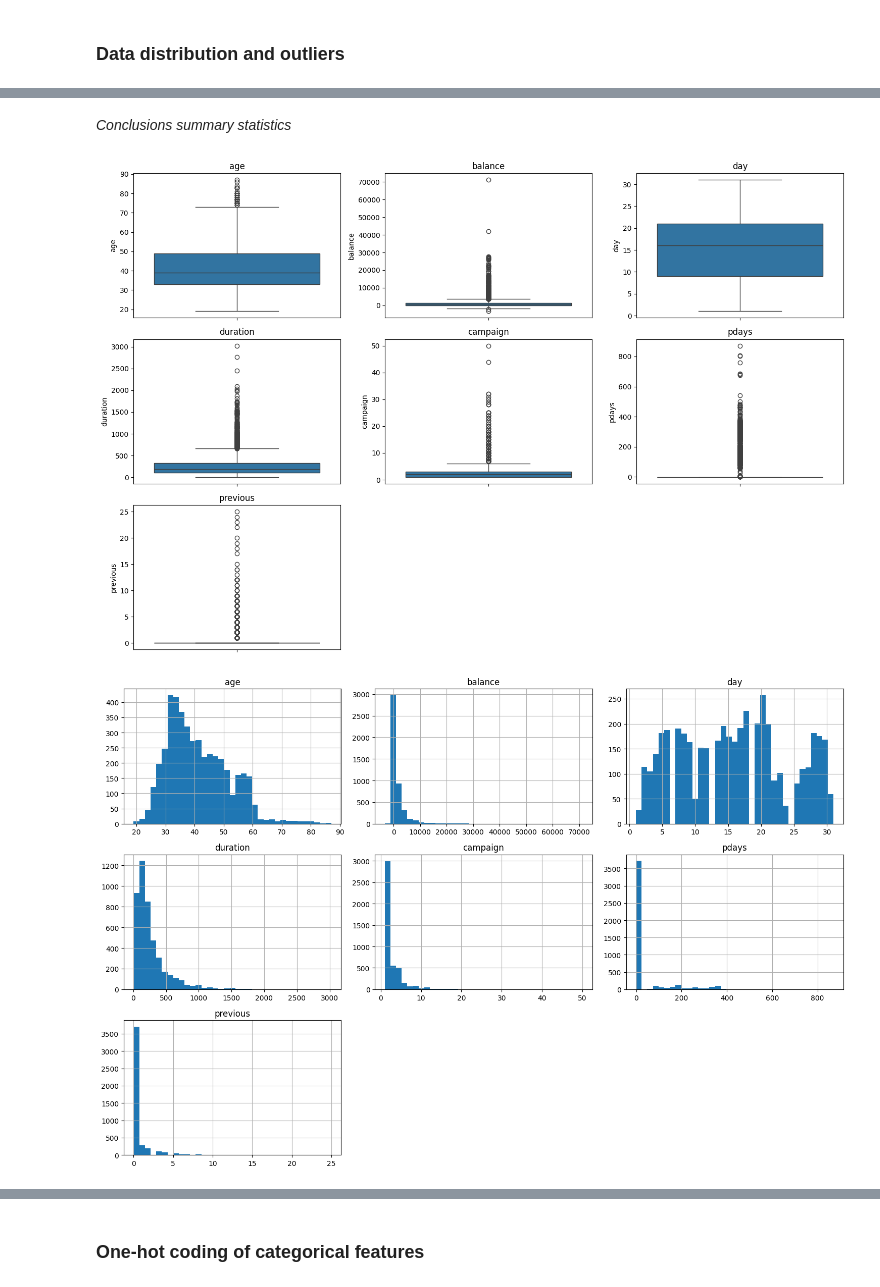
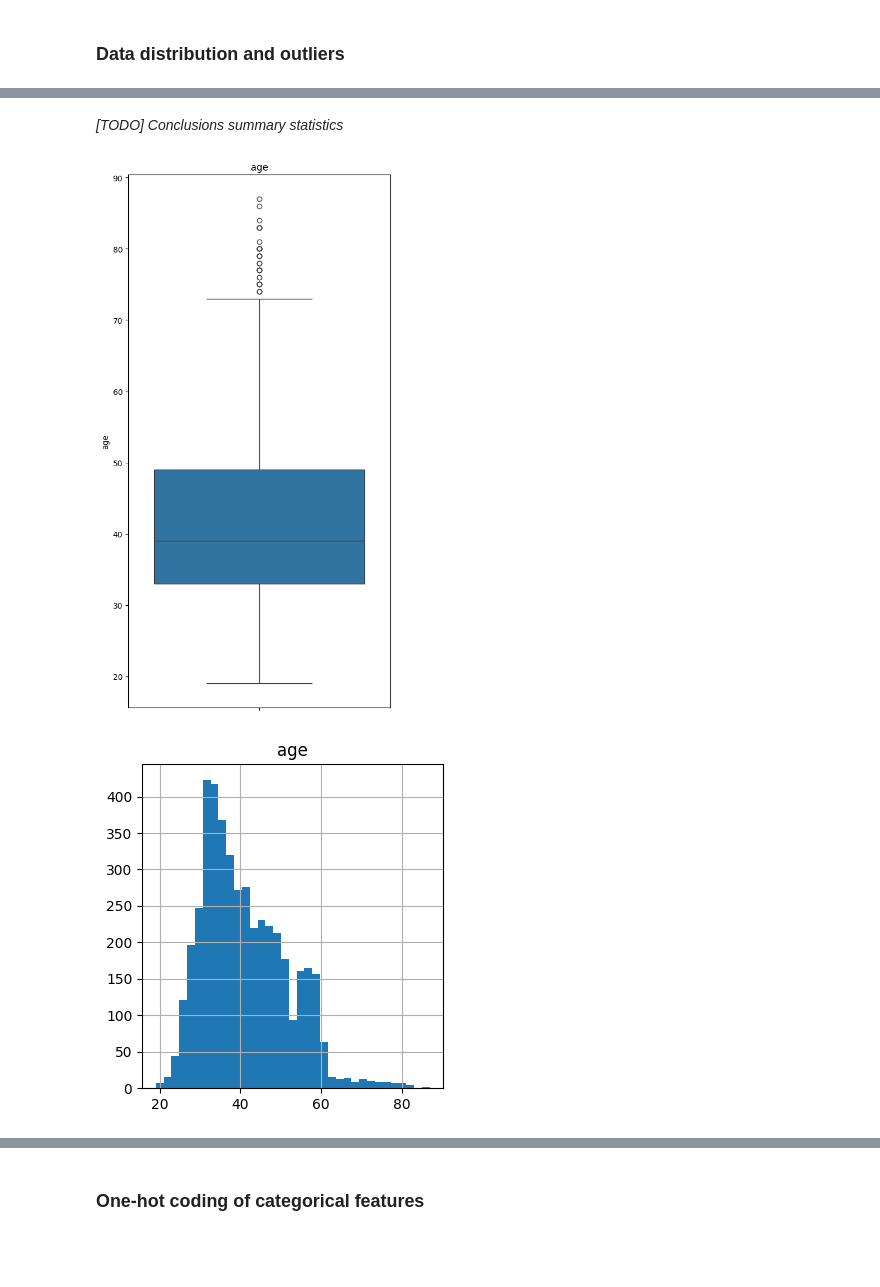
Before and after one commit to DSBE-Semester-A/DataMining, a Jupyter notebook: Assignment2/Assignment_2.ipynb, the cells around one changed output, grey strips where cells are left out. Cells and saved outputs as stored; diff of their text form; code cells hidden in the pictures; blank space fills up the shorter version.

Commit message:
Update Assignment_2.ipynb
Changed DF to include demographics, wrote some TODOs

```diff
--- a/Assignment2/Assignment_2.ipynb
+++ b/Assignment2/Assignment_2.ipynb
@@ -54,3 +54,3 @@ Therefore, we will first filter out the columns that are not related to the clie
 # %%
-demographic_variables = ['age', 'job', 'marital', 'education'] #Dit lijken er weining, revisit RQ?
+demographic_variables = ['age', 'job', 'marital', 'education', 'y'] #Dit lijken er weining, revisit RQ?
 df_demo = df_bank_full[demographic_variables]
@@ -102,0 +96,4 @@ dtype: int64
+# %%
+#Check for values encoded with the 'unknown' label
+df_demo.replace('unknown', np.nan, inplace=True);
+df_demo.isnull().sum()
@@ -102,0 +115,8 @@ dtype: int64
+# %%
+#Drop rows with missing values
+pre = df_demo.shape[0]
+df_demo.dropna(inplace=True);
+post = df_demo.shape[0]
+
+print('Deleted rows: ', pre - post)
+df_demo.isnull().sum()
@@ -106,11 +136,13 @@ No null values were recorded
 ### Define numerical and categorical columns
 # %%
 # Extract numerical column names
-numerical_columns = df_bank.select_dtypes(include=['number']).columns.tolist()
+numerical_columns = df_demo.select_dtypes(include=['number']).columns.tolist()
 
 # Extract categorical column names
-categorical_columns = df_bank.select_dtypes(include=['object']).columns.tolist()
+categorical_columns = df_demo.select_dtypes(include=['object']).columns.tolist()
 
 print("Numerical columns:", numerical_columns)
 print("Categorical columns:", categorical_columns)
+
+categorical_columns.remove('y') #Remove the target variable
 # %% [output]
@@ -137,5 +166,5 @@ df_bank.describe(include='all')
 # %% [markdown]
-*Conclusions summary statistics*
+*[TODO] Conclusions summary statistics*
 # %%
 # create a figure with barplot subplots
 plt.figure(figsize=(15, 10))
@@ -146,15 +175,15 @@ for i, feature in enumerate(numerical_columns, 1):
 plt.tight_layout()
 plt.show()
 # %% [output]
-[figure, old version]
+[figure, new version]
 # %%
 # create a figure with histogram subplots
-plt.figure(figsize=(15, 10))
+plt.figure(figsize=(10, 4))
 for i, feature in enumerate(numerical_columns, 1):
     plt.subplot(len(numerical_columns)//3 + 1, 3, i)
     df_bank[feature].hist(bins=35)
     plt.title(feature)
 plt.tight_layout()
 plt.show()
 # %% [output]
-[figure, old version]
+[figure, new version]
```
Also changed, not shown: parts of 49 cells of this notebook.
